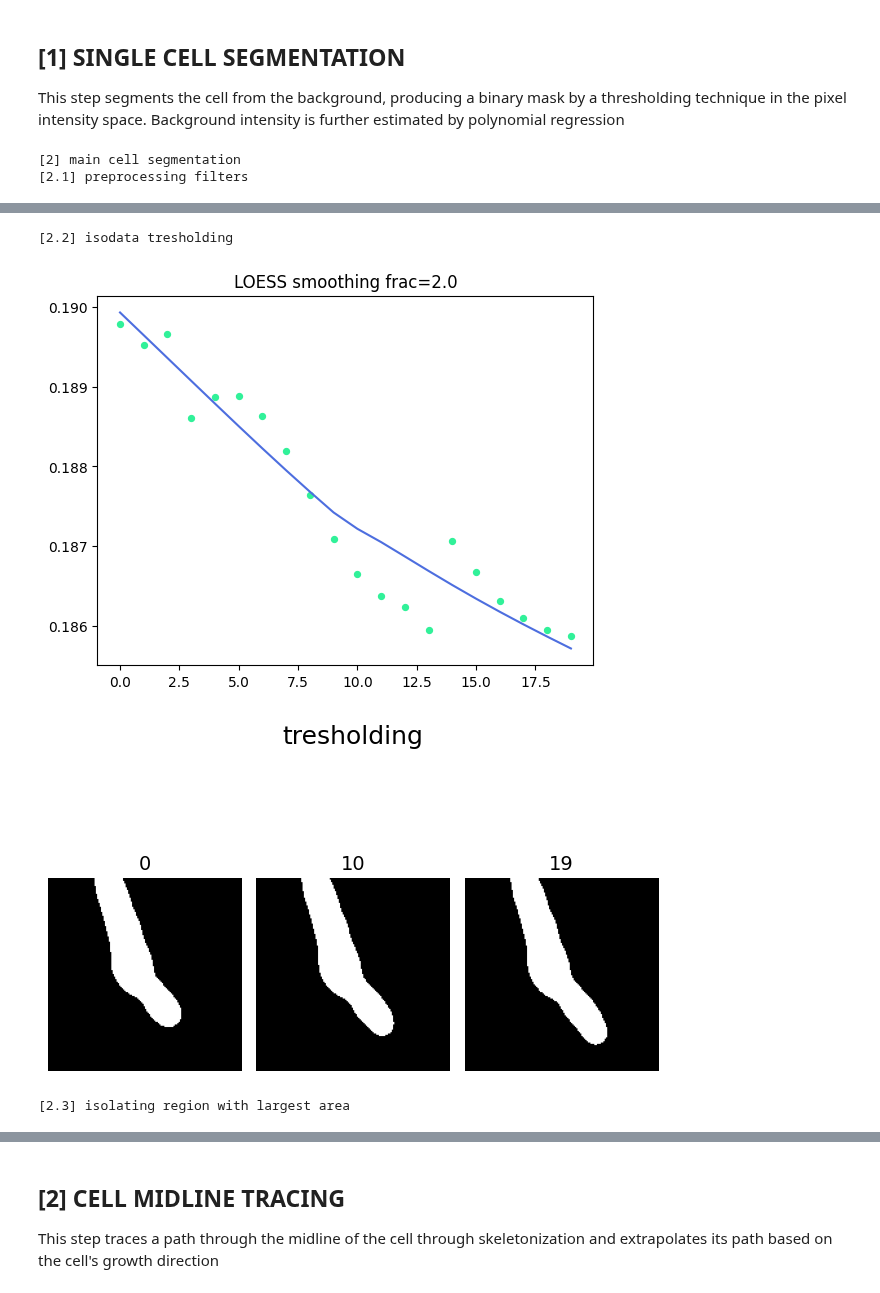
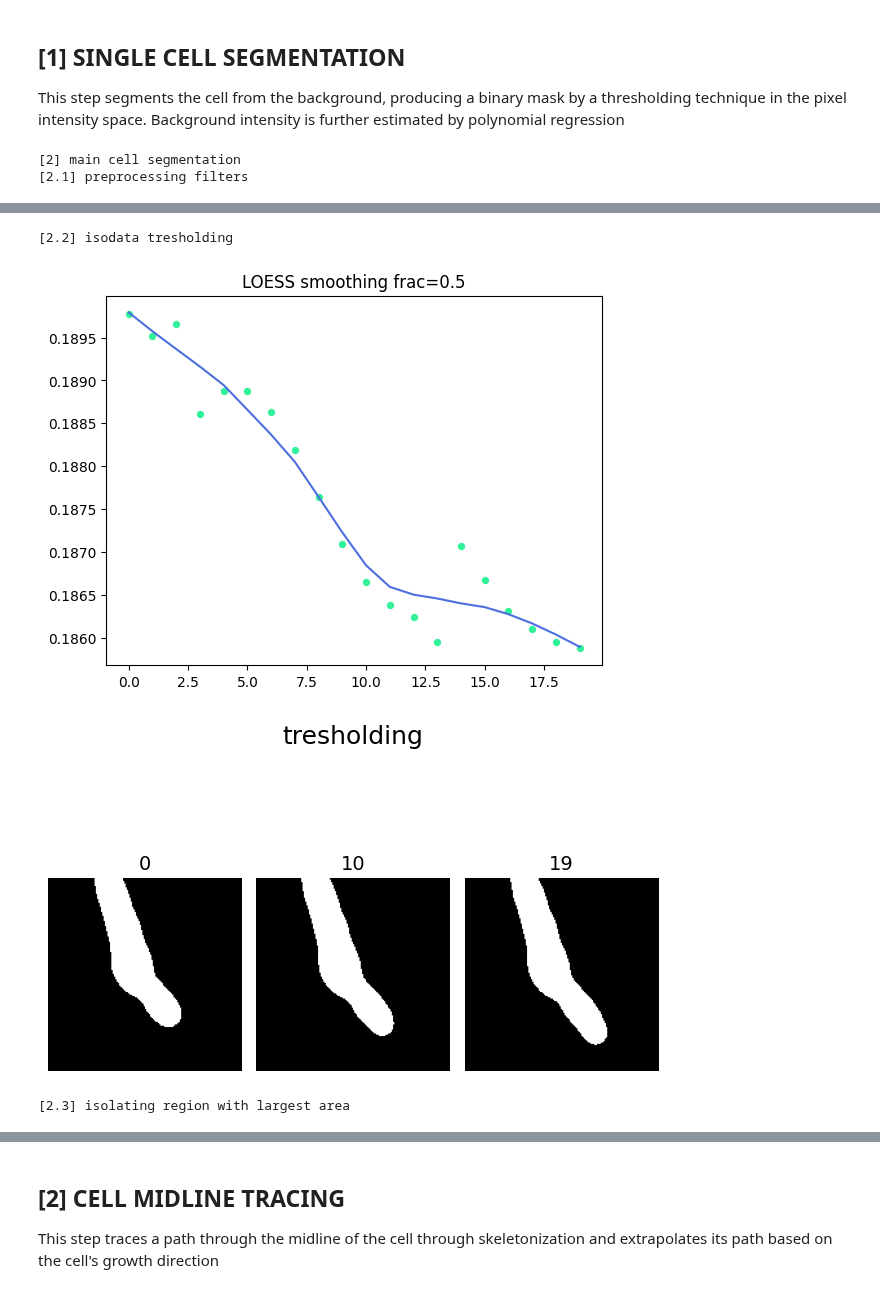
Before and after one commit to badain/amebas, a Jupyter notebook: AMEBAS_Colab.ipynb, the cells around one changed output, grey strips where cells are left out. Cells and saved outputs as stored; diff of their text form; code cells hidden in the pictures.

Commit message:
updates loess n_points @ colab notebook

```diff
--- a/AMEBAS_Colab.ipynb
+++ b/AMEBAS_Colab.ipynb
@@ -139,31 +139,31 @@ This step segments the cell from the background, producing a binary mask by a th
 # %%
 #@title Run to detect the main cell and segment from background { display-mode: "form"}
 # 2 DETECTING THE MAIN CELL
 sigma = 2 # sigma used in preprocessing steps for thresholding
-n_points = 40 # number of points used in loess smoothing of the background threshold values
+n_points = 10 # number of points used in loess smoothing of the background threshold values
 estimate = True
 
 print('[2] main cell segmentation')
 print('[2.1] preprocessing filters')
 if(hasTwoChannels): median_c_0 = filters.median(c_0)
 median_c_1 = filters.median(c_1)
 gaussian_c_1 = filters.gaussian(median_c_1, sigma=sigma)
 if(verbose): display(gaussian_c_1, 'filters', filename, '2_1', workDir, 'turbo')
 print('[2.2] isodata tresholding')
 mask_c_1, thresh_c_1 = thresholding(gaussian_c_1, n_points, estimate, verbose, workDir, filename)
 if(verbose): display(mask_c_1, 'tresholding', filename, '2_2', workDir, 'gray')
 
 # isolating largest area
 print('[2.3] isolating region with largest area')
 mask_c_1, signal_c_1 = isolate_largest_area(mask_c_1)
 if(verbose): display(mask_c_1, 'isolation', filename, '2_3', workDir, 'gray')
 io.imsave(f'{workDir}/out/{filename}_binary_mask.tiff', mask_c_1) # exports binary mask timelapse
 # %% [output]
 [2] main cell segmentation
 [2.1] preprocessing filters
 [figure]
 [2.2] isodata tresholding
-[figure, old version]
+[figure, new version]
 [figure]
 [2.3] isolating region with largest area
 [figure]
```
